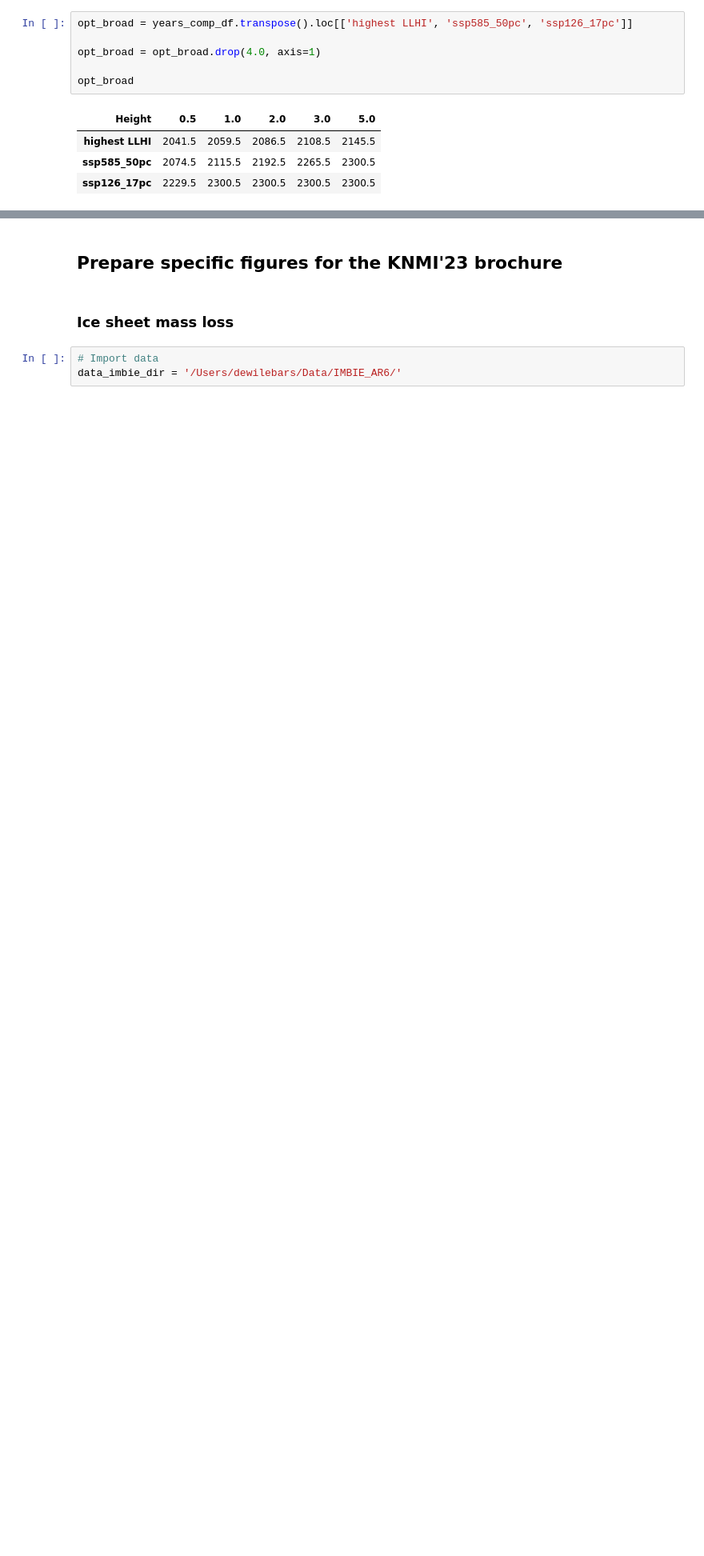
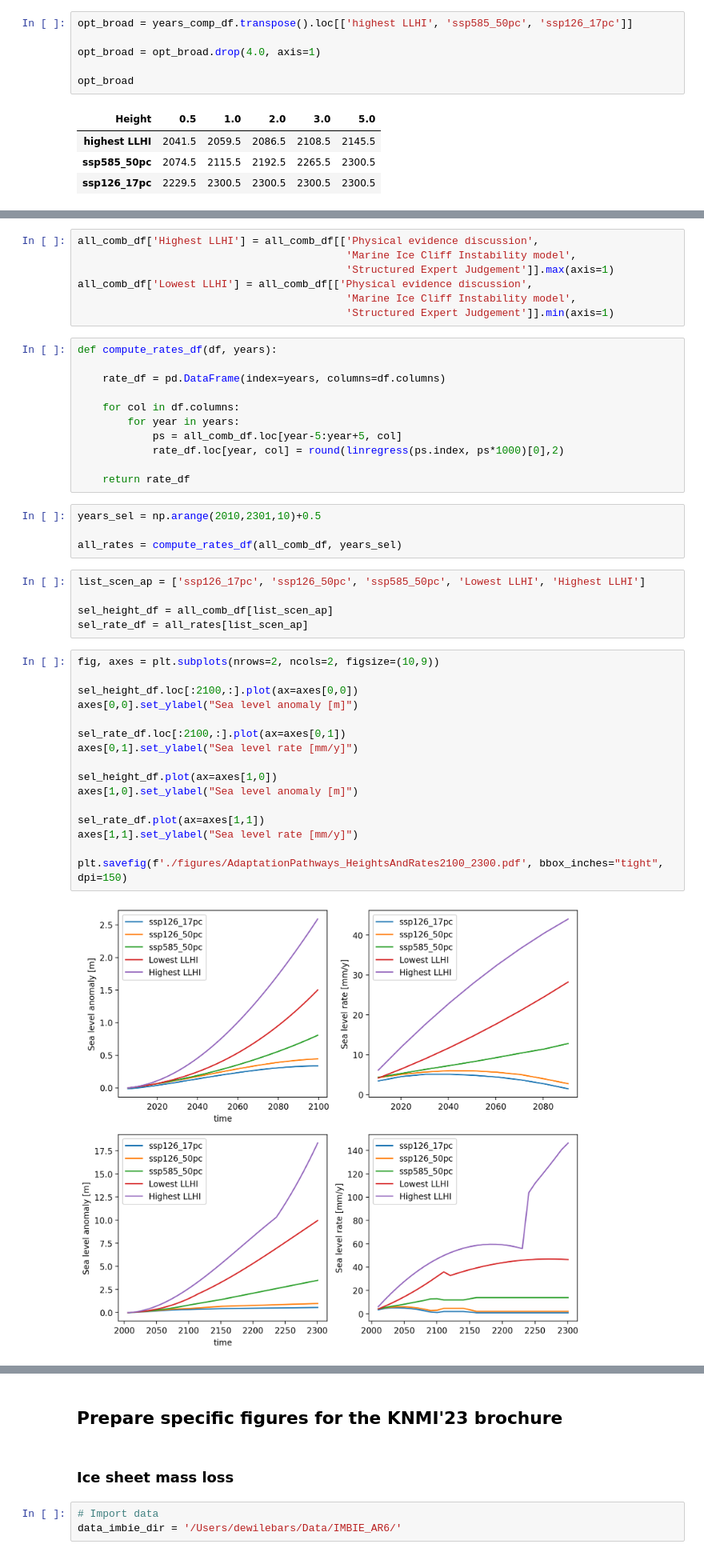
Before and after one commit to KNMI-sealevel/KNMI23_SeaLevelScenarios, a Jupyter notebook: FiguresScenKNMI23.ipynb, the cells around one changed output, grey strips where cells are left out. Shown at 80% size. Drawn from its saved outputs; the diff is of its cells as text; blank space fills up the shorter version.

Commit message:
Add rates computations for I&W

```diff
--- a/FiguresScenKNMI23.ipynb
+++ b/FiguresScenKNMI23.ipynb
@@ -927,0 +936,45 @@ opt_broad
+# %%
+all_comb_df['Highest LLHI'] = all_comb_df[['Physical evidence discussion',
+                                           'Marine Ice Cliff Instability model',
+                                           'Structured Expert Judgement']].max(axis=1)
+all_comb_df['Lowest LLHI'] = all_comb_df[['Physical evidence discussion',
+                                           'Marine Ice Cliff Instability model',
+                                           'Structured Expert Judgement']].min(axis=1)
+# %%
+def compute_rates_df(df, years):
+
+    rate_df = pd.DataFrame(index=years, columns=df.columns)
+
+    for col in df.columns:
+        for year in years:
+            ps = all_comb_df.loc[year-5:year+5, col]
+            rate_df.loc[year, col] = round(linregress(ps.index, ps*1000)[0],2)
+
+    return rate_df
+# %%
+years_sel = np.arange(2010,2301,10)+0.5
+
+all_rates = compute_rates_df(all_comb_df, years_sel)
+# %%
+list_scen_ap = ['ssp126_17pc', 'ssp126_50pc', 'ssp585_50pc', 'Lowest LLHI', 'Highest LLHI']
+
+sel_height_df = all_comb_df[list_scen_ap]
+sel_rate_df = all_rates[list_scen_ap]
+# %%
+fig, axes = plt.subplots(nrows=2, ncols=2, figsize=(10,9))
+
+sel_height_df.loc[:2100,:].plot(ax=axes[0,0])
+axes[0,0].set_ylabel("Sea level anomaly [m]")
+
+sel_rate_df.loc[:2100,:].plot(ax=axes[0,1])
+axes[0,1].set_ylabel("Sea level rate [mm/y]")
+
+sel_height_df.plot(ax=axes[1,0])
+axes[1,0].set_ylabel("Sea level anomaly [m]")
+
+sel_rate_df.plot(ax=axes[1,1])
+axes[1,1].set_ylabel("Sea level rate [mm/y]")
+
+plt.savefig(f'./figures/AdaptationPathways_HeightsAndRates2100_2300.pdf', bbox_inches="tight", dpi=150)
+# %% [output]
+[figure, added]
```
Also changed, not shown: parts of 10 cells of this notebook.
